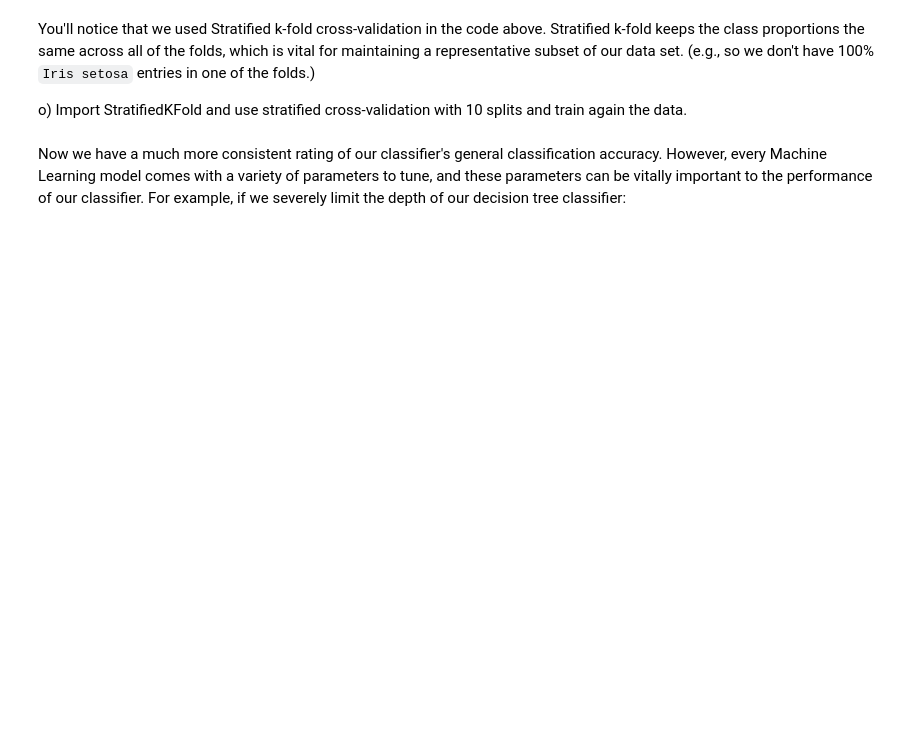
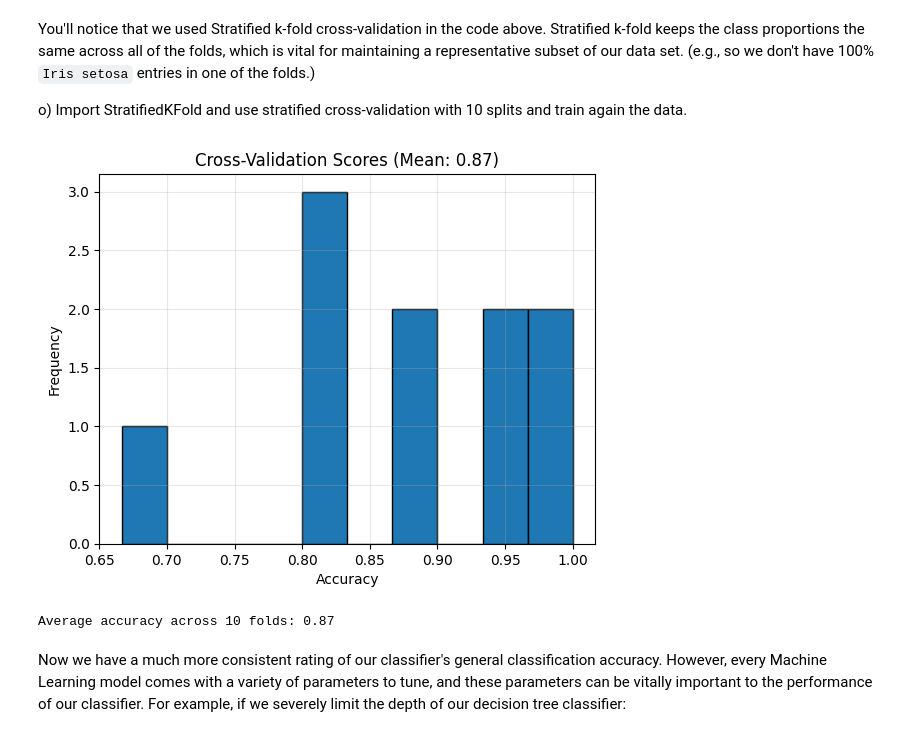
Before and after one commit to alexandre2004costa/IA_project2, a Jupyter notebook: Exercise5_IART_SupervisedLearning_Notebook/Exercise5_SupervisedLearning_ToComplete.ipynb, the cells around one changed output. Saved outputs shown, nothing was run; the diff lists cells and outputs as text; code cells hidden in the pictures; blank space fills up the shorter version.

```diff
--- a/Exercise5_IART_SupervisedLearning_Notebook/Exercise5_SupervisedLearning_ToComplete.ipynb
+++ b/Exercise5_IART_SupervisedLearning_Notebook/Exercise5_SupervisedLearning_ToComplete.ipynb
@@ -609,3 +634,24 @@ plt.title('Average score: {}'.format(np.mean(cv_scores)))
+# %%
+from sklearn.model_selection import cross_val_score
+
+decision_tree_classifier = DecisionTreeClassifier()
+
+stratified_kfold = StratifiedKFold(n_splits=10, shuffle=True, random_state=1)
+cv_scores = cross_val_score(decision_tree_classifier, all_inputs, all_labels, cv=stratified_kfold)
+
+# Plot the cross-validation scores
+plt.hist(cv_scores, bins=10, edgecolor='black')
+plt.title(f'Cross-Validation Scores (Mean: {np.mean(cv_scores):.2f})')
+plt.xlabel('Accuracy')
+plt.ylabel('Frequency')
+plt.grid(True, alpha=0.3)
+plt.show()
+
+# Print the average accuracy
+print(f"Average accuracy across 10 folds: {np.mean(cv_scores):.2f}")
+# %% [output]
+[figure, added]
+Average accuracy across 10 folds: 0.87
 # %% [markdown]
 Now we have a much more consistent rating of our classifier's general classification accuracy. However, every Machine Learning model comes with a variety of parameters to tune, and these parameters can be vitally important to the performance of our classifier. For example, if we severely limit the depth of our decision tree classifier:
 # %%
```
Also changed, not shown: parts of 15 cells of this notebook, 5 other files.
